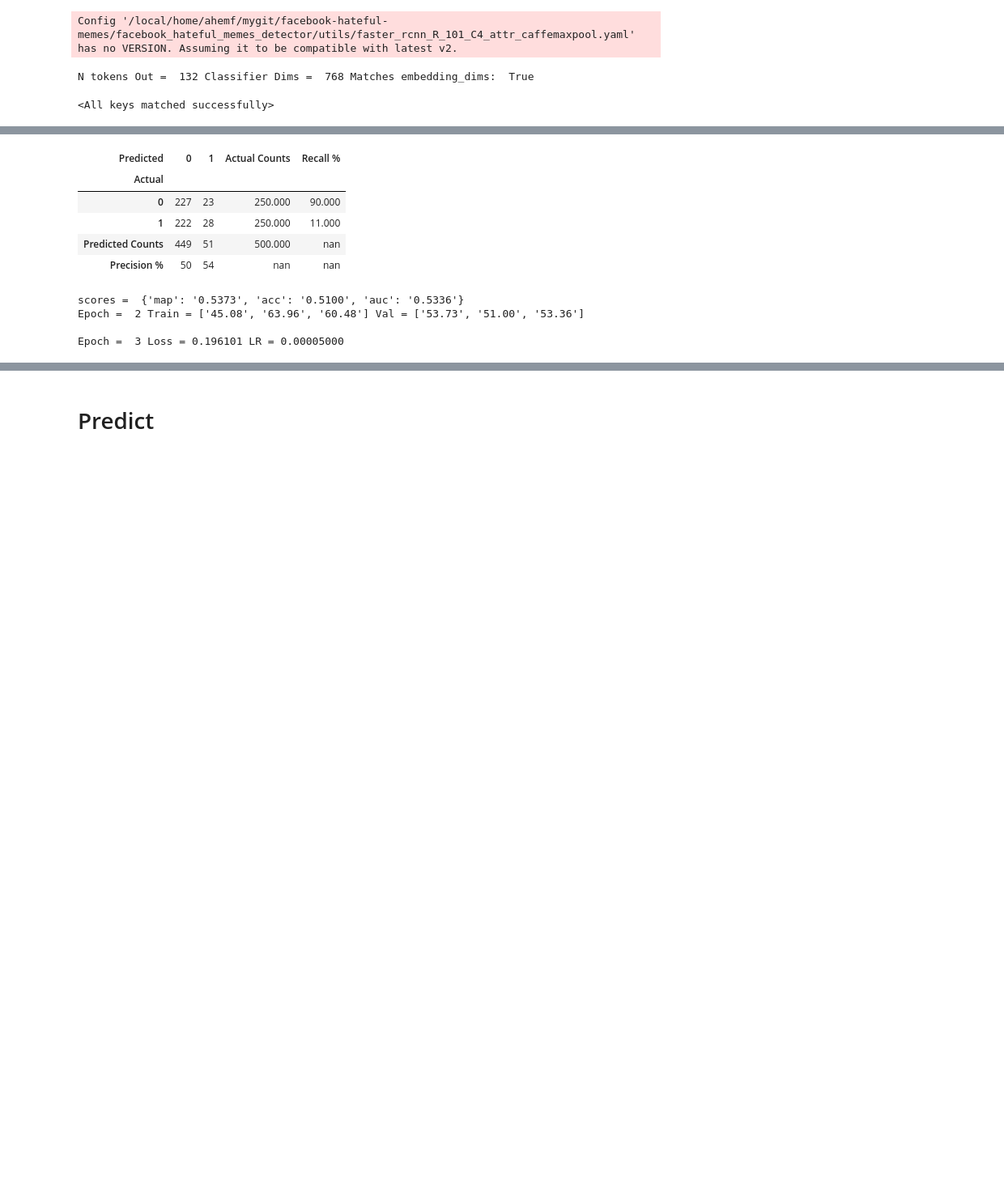
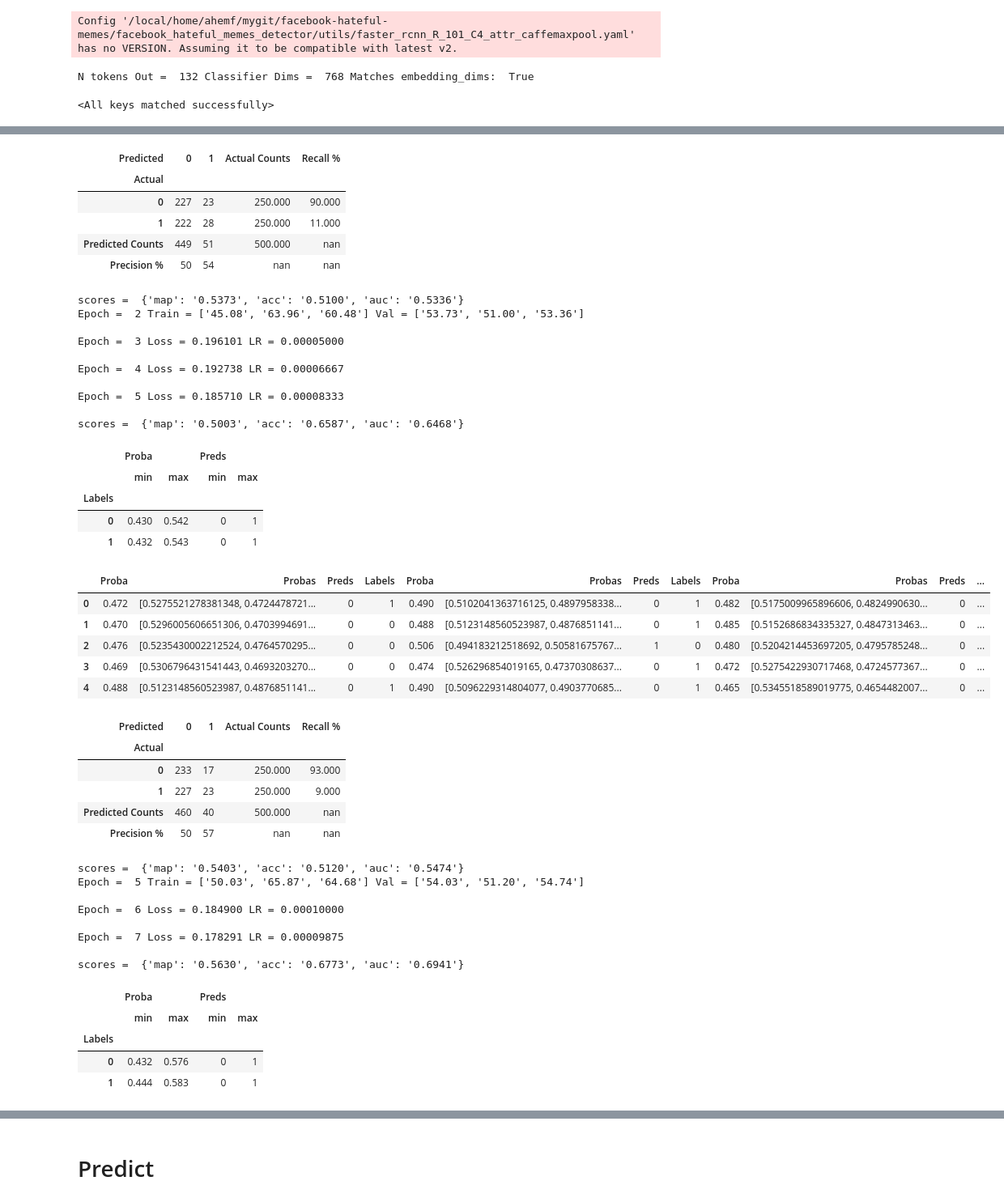
Before and after one commit to faizanahemad/facebook-hateful-memes, a Jupyter notebook: notebooks/LXMERT.ipynb, the cells around one changed output, grey strips where cells are left out. Shown at 81% size. Saved outputs shown, nothing was run; the diff lists cells and outputs as text; code cells hidden in the pictures; blank space fills up the shorter version.

```diff
--- a/notebooks/LXMERT.ipynb
+++ b/notebooks/LXMERT.ipynb
@@ -270,4 +305,12 @@ N tokens Out =  132 Classifier Dims =  768 Matches embedding_dims:  True
 # %%
+lxmert_strategy = {
+    "finetune": True
+}
+
+_ = group_wise_finetune(model, lr_strategy_model)
+params_conf, _ = group_wise_lr(model, lr_strategy_model)
+optimizer = optimizer_class(params_conf, **optimizer_params)
+
 batch_size=64
 epochs = 10
 
@@ -299,30 +342,66 @@ Modifications for VG in RoI heads (modeling/roi_heads/fast_rcnn.py))
         Embedding: 1601 --> 256 Linear: 2304 --> 512    Linear: 512 --> 401
 
 LXMERTFeatureExtractor : Loaded Model...
 
 Epoch =  1 Loss = 0.275041 LR = 0.00001667
 
 Epoch =  2 Loss = 0.207471 LR = 0.00003333
 
 scores =  {'map': '0.4508', 'acc': '0.6396', 'auc': '0.6048'}
 |  | Proba |  | Preds |  |
 |  | min | max | min | max |
 | Labels |  |  |  |  |
 | 0 | 0.420 | 0.562 | 0 | 1 |
 | 1 | 0.425 | 0.581 | 0 | 1 |
 |  | Proba | Probas | Preds | Labels | Proba | Probas | Preds | Labels | Proba | Probas | Preds | ... |
 | 0 | 0.474 | [0.5255845785140991, 0.4744154512... | 0 | 0 | 0.464 | [0.5358601212501526, 0.4641398489... | 0 | 0 | 0.465 | [0.5347846746444702, 0.4652153551... | 0 | ... |
 | 1 | 0.458 | [0.5422555208206177, 0.4577445089... | 0 | 1 | 0.504 | [0.49587568640708923, 0.504124343... | 1 | 0 | 0.541 | [0.45929381251335144, 0.540706157... | 1 | ... |
 | 2 | 0.485 | [0.5146709084510803, 0.4853290617... | 0 | 0 | 0.505 | [0.49527186155319214, 0.504728138... | 1 | 1 | 0.464 | [0.5361254215240479, 0.4638745188... | 0 | ... |
 | 3 | 0.486 | [0.5138347148895264, 0.4861652851... | 0 | 1 | 0.457 | [0.5434409379959106, 0.4565589725... | 0 | 1 | 0.562 | [0.4376048445701599, 0.5623952150... | 1 | ... |
 | 4 | 0.469 | [0.5310927033424377, 0.4689073264... | 0 | 0 | 0.472 | [0.5283909440040588, 0.4716089963... | 0 | 0 | 0.440 | [0.5600056052207947, 0.4399944245... | 0 | ... |
 | Predicted | 0 | 1 | Actual Counts | Recall % |
 | Actual |  |  |  |  |
 | 0 | 227 | 23 | 250.000 | 90.000 |
 | 1 | 222 | 28 | 250.000 | 11.000 |
 | Predicted Counts | 449 | 51 | 500.000 | nan |
 | Precision % | 50 | 54 | nan | nan |
 scores =  {'map': '0.5373', 'acc': '0.5100', 'auc': '0.5336'}
 Epoch =  2 Train = ['45.08', '63.96', '60.48'] Val = ['53.73', '51.00', '53.36']
 
 Epoch =  3 Loss = 0.196101 LR = 0.00005000
+
+Epoch =  4 Loss = 0.192738 LR = 0.00006667
+
+Epoch =  5 Loss = 0.185710 LR = 0.00008333
+
+scores =  {'map': '0.5003', 'acc': '0.6587', 'auc': '0.6468'}
+|  | Proba |  | Preds |  |
+|  | min | max | min | max |
+| Labels |  |  |  |  |
+| 0 | 0.430 | 0.542 | 0 | 1 |
+| 1 | 0.432 | 0.543 | 0 | 1 |
+|  | Proba | Probas | Preds | Labels | Proba | Probas | Preds | Labels | Proba | Probas | Preds | ... |
+| 0 | 0.472 | [0.5275521278381348, 0.4724478721... | 0 | 1 | 0.490 | [0.5102041363716125, 0.4897958338... | 0 | 1 | 0.482 | [0.5175009965896606, 0.4824990630... | 0 | ... |
+| 1 | 0.470 | [0.5296005606651306, 0.4703994691... | 0 | 0 | 0.488 | [0.5123148560523987, 0.4876851141... | 0 | 1 | 0.485 | [0.5152686834335327, 0.4847313463... | 0 | ... |
+| 2 | 0.476 | [0.5235430002212524, 0.4764570295... | 0 | 0 | 0.506 | [0.494183212518692, 0.50581675767... | 1 | 0 | 0.480 | [0.5204214453697205, 0.4795785248... | 0 | ... |
+| 3 | 0.469 | [0.5306796431541443, 0.4693203270... | 0 | 0 | 0.474 | [0.526296854019165, 0.47370308637... | 0 | 1 | 0.472 | [0.5275422930717468, 0.4724577367... | 0 | ... |
+| 4 | 0.488 | [0.5123148560523987, 0.4876851141... | 0 | 1 | 0.490 | [0.5096229314804077, 0.4903770685... | 0 | 1 | 0.465 | [0.5345518589019775, 0.4654482007... | 0 | ... |
+| Predicted | 0 | 1 | Actual Counts | Recall % |
+| Actual |  |  |  |  |
+| 0 | 233 | 17 | 250.000 | 93.000 |
+| 1 | 227 | 23 | 250.000 | 9.000 |
+| Predicted Counts | 460 | 40 | 500.000 | nan |
+| Precision % | 50 | 57 | nan | nan |
+scores =  {'map': '0.5403', 'acc': '0.5120', 'auc': '0.5474'}
+Epoch =  5 Train = ['50.03', '65.87', '64.68'] Val = ['54.03', '51.20', '54.74']
+
+Epoch =  6 Loss = 0.184900 LR = 0.00010000
+
+Epoch =  7 Loss = 0.178291 LR = 0.00009875
+
+scores =  {'map': '0.5630', 'acc': '0.6773', 'auc': '0.6941'}
+|  | Proba |  | Preds |  |
+|  | min | max | min | max |
+| Labels |  |  |  |  |
+| 0 | 0.432 | 0.576 | 0 | 1 |
+| 1 | 0.444 | 0.583 | 0 | 1 |
```
Also changed, not shown: parts of 3 cells of this notebook.
